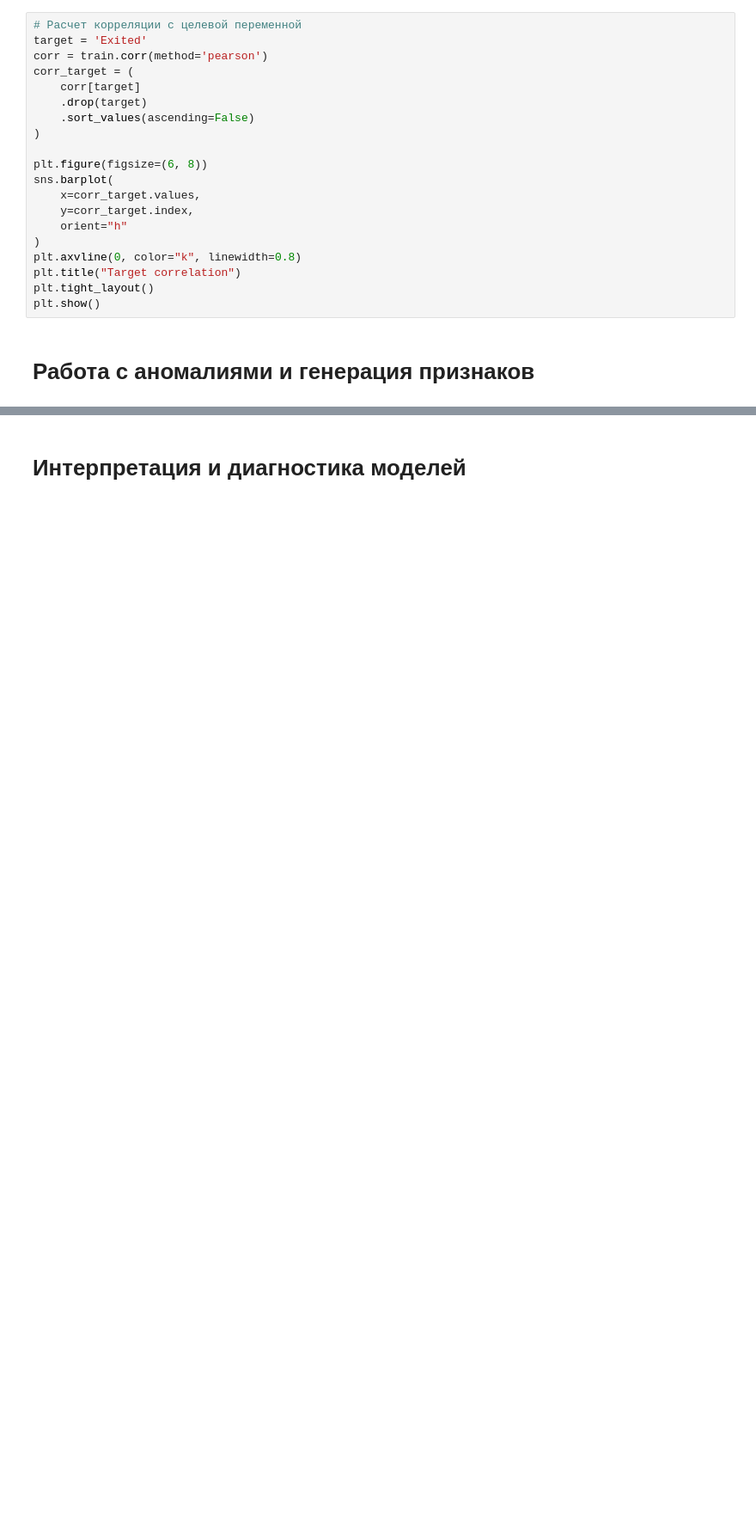
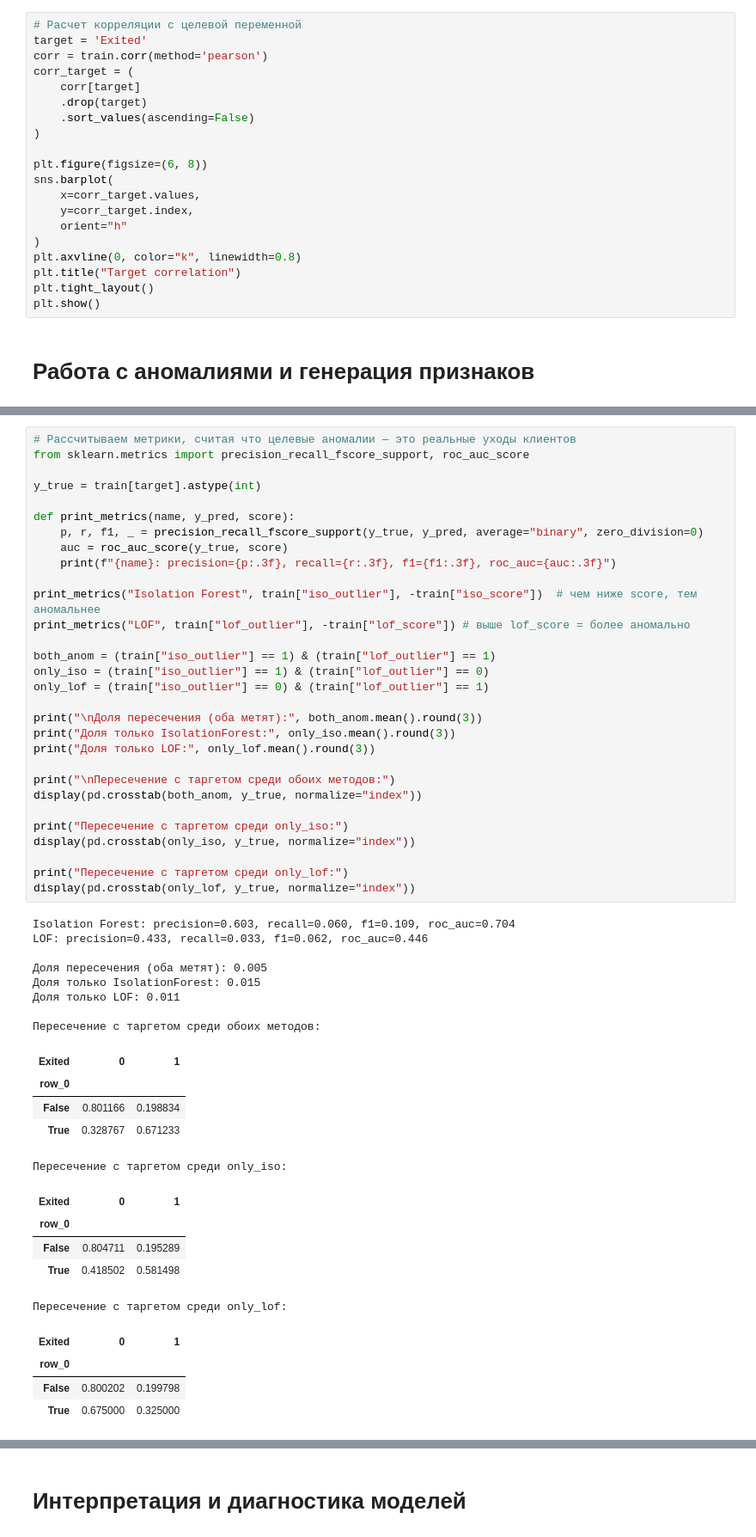
Before and after one commit to lkazumin/Final_ML_project, a Jupyter notebook: Final_project.ipynb, the cells around one changed output, grey strips where cells are left out. Shown at 86% size. Cells and saved outputs as stored; diff of their text form; blank space fills up the shorter version.

```diff
--- a/Final_project.ipynb
+++ b/Final_project.ipynb
@@ -132,0 +342,53 @@ plt.show()
+# %%
+# Рассчитываем метрики, считая что целевые аномалии — это реальные уходы клиентов
+from sklearn.metrics import precision_recall_fscore_support, roc_auc_score
+
+y_true = train[target].astype(int)
+
+def print_metrics(name, y_pred, score):
+    p, r, f1, _ = precision_recall_fscore_support(y_true, y_pred, average="binary", zero_division=0)
+    auc = roc_auc_score(y_true, score)
+    print(f"{name}: precision={p:.3f}, recall={r:.3f}, f1={f1:.3f}, roc_auc={auc:.3f}")
+
+print_metrics("Isolation Forest", train["iso_outlier"], -train["iso_score"])  # чем ниже score, тем аномальнее
+print_metrics("LOF", train["lof_outlier"], -train["lof_score"]) # выше lof_score = более аномально
+
+both_anom = (train["iso_outlier"] == 1) & (train["lof_outlier"] == 1)
+only_iso = (train["iso_outlier"] == 1) & (train["lof_outlier"] == 0)
+only_lof = (train["iso_outlier"] == 0) & (train["lof_outlier"] == 1)
+
+print("\nДоля пересечения (оба метят):", both_anom.mean().round(3))
+print("Доля только IsolationForest:", only_iso.mean().round(3))
+print("Доля только LOF:", only_lof.mean().round(3))
+
+print("\nПересечение с таргетом среди обоих методов:")
+display(pd.crosstab(both_anom, y_true, normalize="index"))
+
+print("Пересечение с таргетом среди only_iso:")
+display(pd.crosstab(only_iso, y_true, normalize="index"))
+
+print("Пересечение с таргетом среди only_lof:")
+display(pd.crosstab(only_lof, y_true, normalize="index"))
+# %% [output]
+Isolation Forest: precision=0.603, recall=0.060, f1=0.109, roc_auc=0.704
+LOF: precision=0.433, recall=0.033, f1=0.062, roc_auc=0.446
+
+Доля пересечения (оба метят): 0.005
+Доля только IsolationForest: 0.015
+Доля только LOF: 0.011
+
+Пересечение с таргетом среди обоих методов:
+| Exited | 0 | 1 |
+| row_0 |  |  |
+| False | 0.801166 | 0.198834 |
+| True | 0.328767 | 0.671233 |
+Пересечение с таргетом среди only_iso:
+| Exited | 0 | 1 |
+| row_0 |  |  |
+| False | 0.804711 | 0.195289 |
+| True | 0.418502 | 0.581498 |
+Пересечение с таргетом среди only_lof:
+| Exited | 0 | 1 |
+| row_0 |  |  |
+| False | 0.800202 | 0.199798 |
+| True | 0.675000 | 0.325000 |
```
Also changed, not shown: parts of 14 cells of this notebook.
